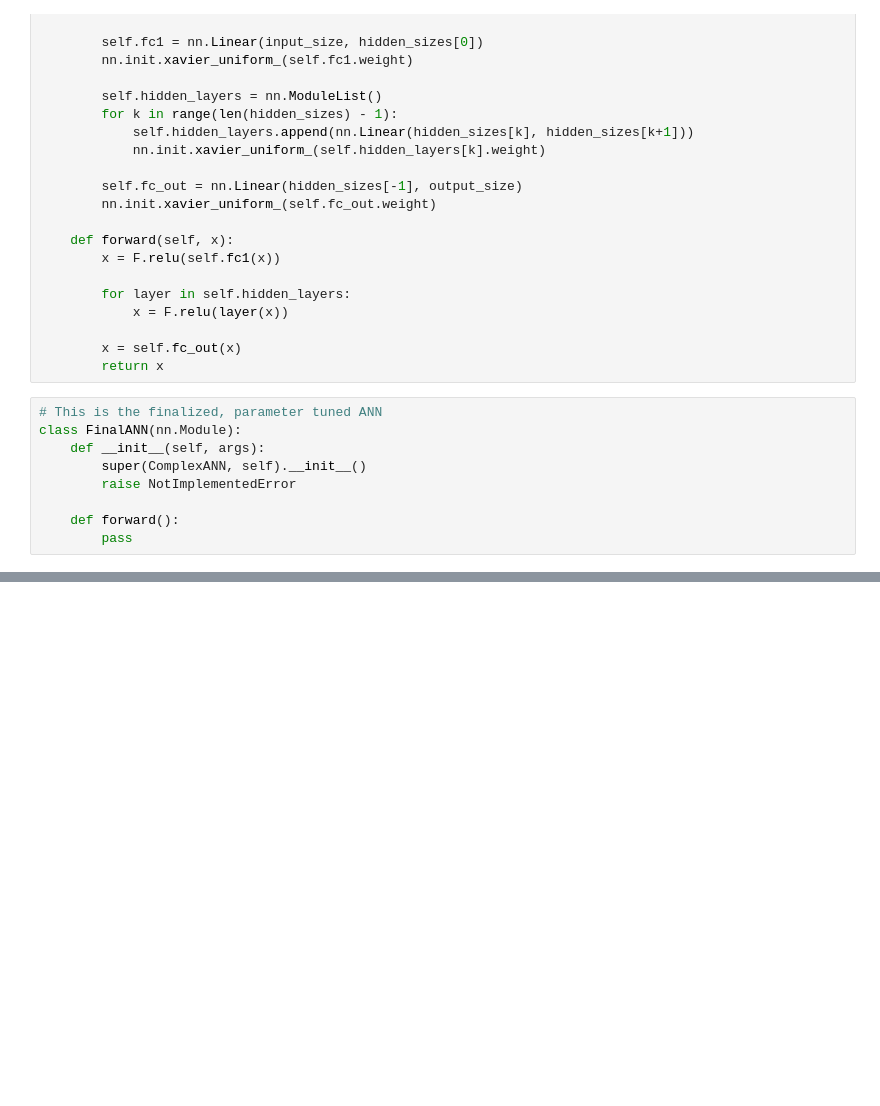
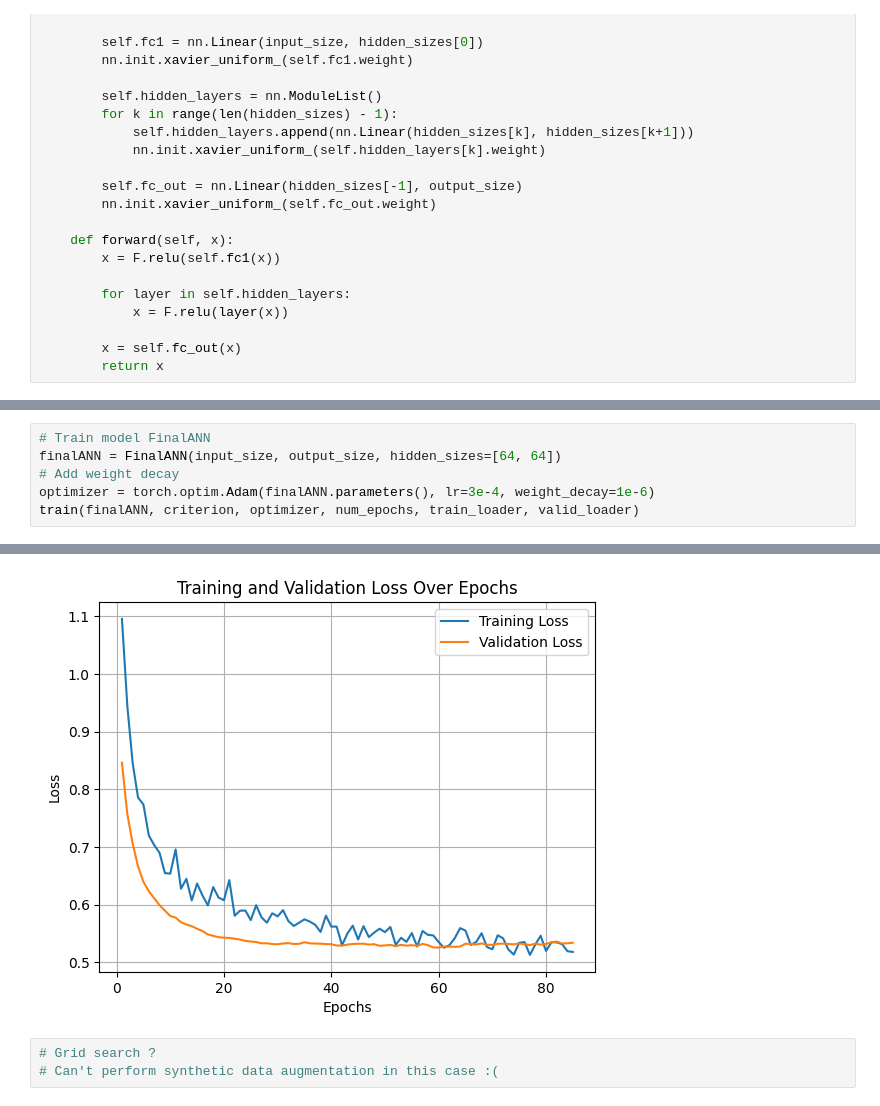
Before and after one commit to AfonsoCunha22/intro_ML_DM, a Jupyter notebook: ann.ipynb, the cells around one changed output, grey strips where cells are left out. Drawn from its saved outputs; the diff is of its cells as text; blank space fills up the shorter version.

```diff
--- a/ann.ipynb
+++ b/ann.ipynb
@@ -190,12 +196,3 @@ class ComplexANN(nn.Module):
 
         x = self.fc_out(x)
         return x
-# %%
-# This is the finalized, parameter tuned ANN
-class FinalANN(nn.Module):
-    def __init__(self, args):
-        super(ComplexANN, self).__init__()
-        raise NotImplementedError
-
-    def forward():
-        pass
@@ -298,0 +340,7 @@ Epoch [500/500], Training Loss: 0.0259, Validation Loss: 2.1169
+# %%
+# Train model FinalANN
+finalANN = FinalANN(input_size, output_size, hidden_sizes=[64, 64])
+# Add weight decay
+optimizer = torch.optim.Adam(finalANN.parameters(), lr=3e-4, weight_decay=1e-6)
+train(finalANN, criterion, optimizer, num_epochs, train_loader, valid_loader)
+# %% [output]
@@ -299,3 +364,7 @@ Epoch [500/500], Training Loss: 0.0259, Validation Loss: 2.1169
+[figure, added]
+# %%
+# Grid search ?
+# Can't perform synthetic data augmentation in this case :(
 # %% [markdown]
 ### Performance Testing
 
```
Also changed, not shown: parts of 11 cells of this notebook.
